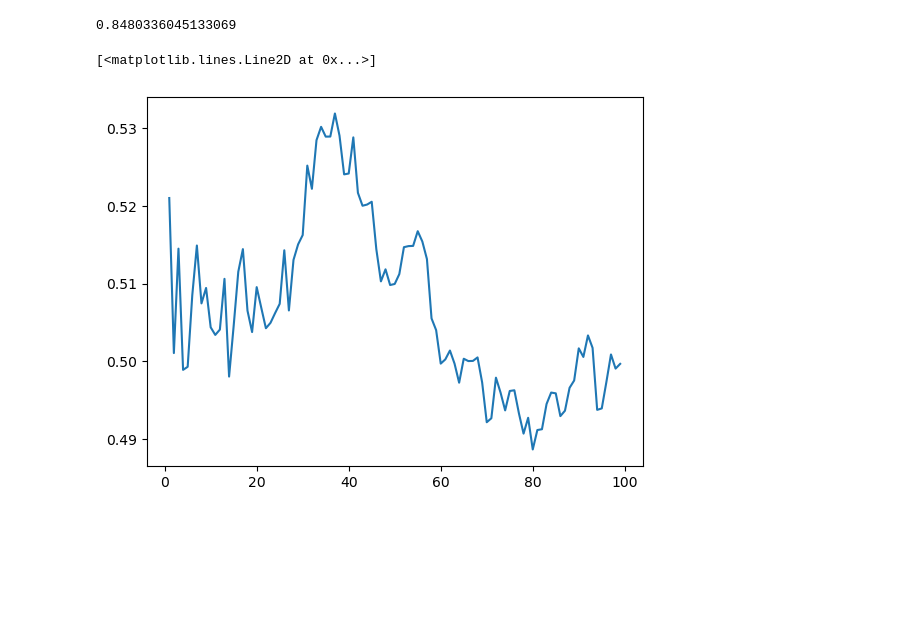
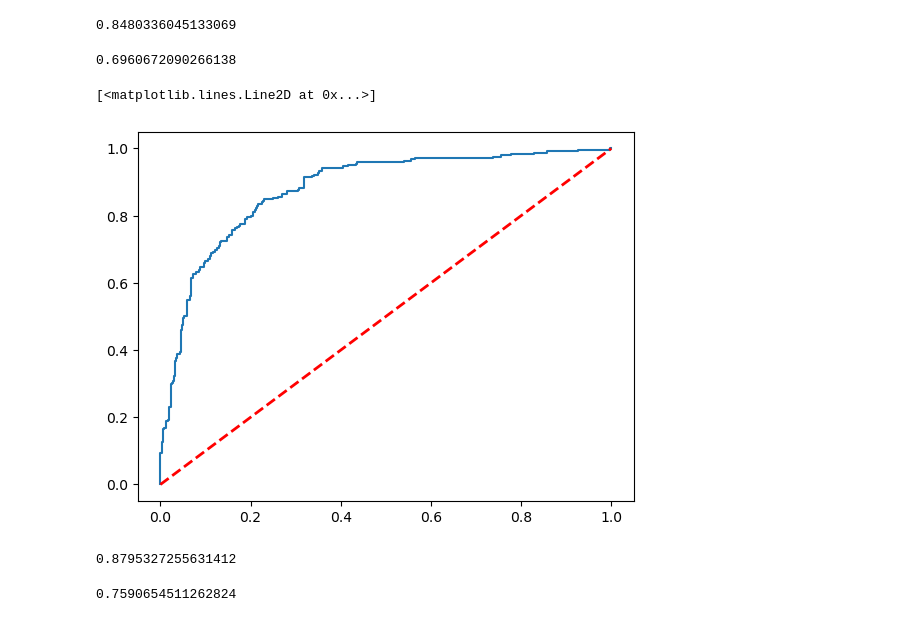
Before and after one commit to Rolando1708/Analisis_de_Aprendizaje_Estadistico, a Jupyter notebook: Parcial 2/Tarea modelos de clasificacion.ipynb, the cells around one changed output. Saved outputs shown, nothing was run; the diff lists cells and outputs as text; code cells hidden in the pictures; blank space fills up the shorter version.

```diff
--- a/Parcial 2/Tarea modelos de clasificacion.ipynb
+++ b/Parcial 2/Tarea modelos de clasificacion.ipynb
@@ -244,3 +252,22 @@ plt.plot([0, 1], [0, 1], color='red', linestyle='--', lw=2, label='Clasificador
 roc_auc_score(y_score=probabilidades_modelo3, y_true=y_test)
 # %% [output]
 0.8480336045133069
+# %%
+2*roc_auc_score(y_score=probabilidades_modelo3, y_true=y_test) - 1
+# %% [output]
+0.6960672090266138
+# %%
+fpr, fnp, scores = roc_curve(y_score=probabilidades_modelo_disc, y_true=y_test)
+plt.plot(fpr, fnp)
+plt.plot([0, 1], [0, 1], color='red', linestyle='--', lw=2, label='Clasificador aleatorio')
+# %% [output]
+[<matplotlib.lines.Line2D at 0x...>]
+[figure, added]
+# %%
+roc_auc_score(y_score=probabilidades_modelo_disc, y_true=y_test)
+# %% [output]
+0.8795327255631412
+# %%
+2*roc_auc_score(y_score=probabilidades_modelo_disc, y_true=y_test) - 1
+# %% [output]
+0.7590654511262824
@@ -256,5 +286,0 @@ for i in range(1, 100):
-# %%
-plt.plot(vecinos, auc)
-# %% [output]
-[<matplotlib.lines.Line2D at 0x...>]
-[figure, removed]
```
Also changed, not shown: parts of 14 cells of this notebook.
